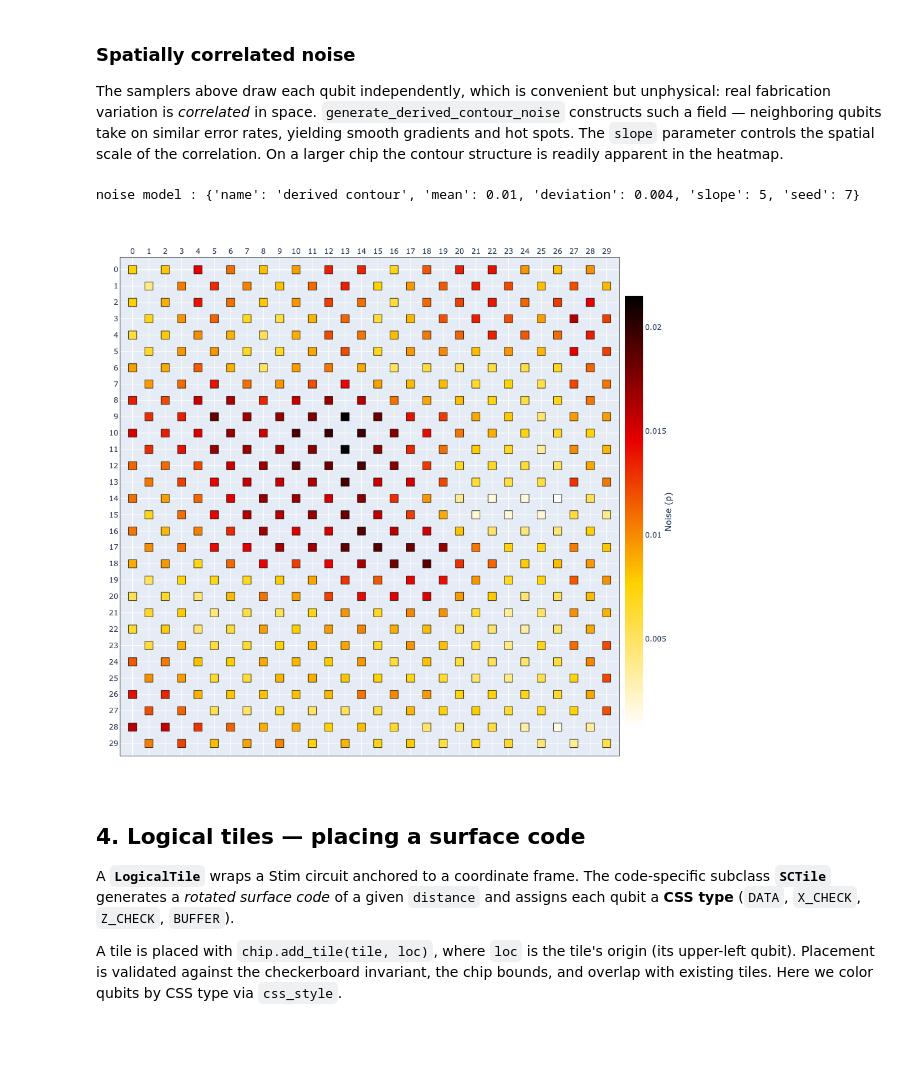
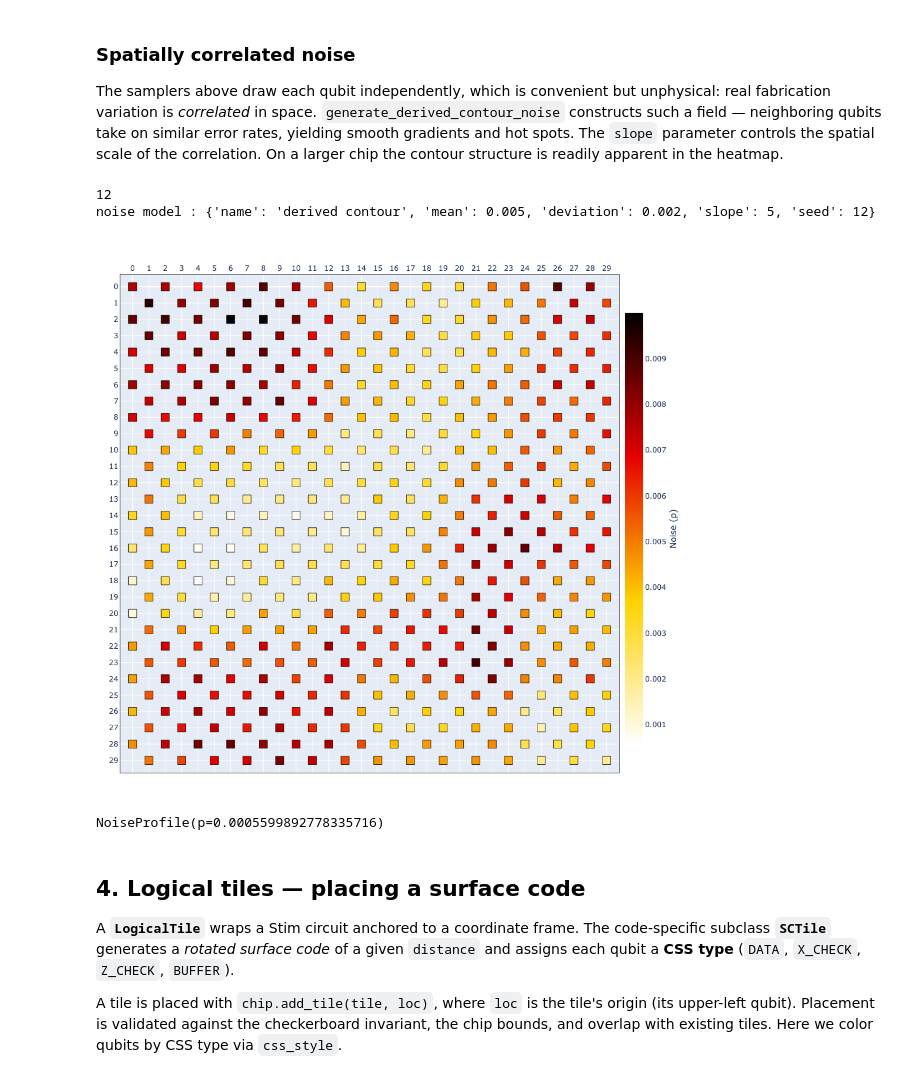
Before and after one commit to JacobSPalmer/qSNOW, a Jupyter notebook: demo/demo.ipynb, the cells around one changed output. Cells and saved outputs as stored; diff of their text form; code cells hidden in the pictures; blank space fills up the shorter version.

Commit message:
update demo contour example and add uniform noise model to profiler

```diff
--- a/demo/demo.ipynb
+++ b/demo/demo.ipynb
@@ -180,12 +180,15 @@ gradients and hot spots. The `slope` parameter controls the spatial scale of the
 correlation. On a larger chip the contour structure is readily apparent in the heatmap.
 # %%
 chip_contour = Chip(15, 15)
-chip_contour.generate_derived_contour_noise(mean=0.010, deviation=0.004, seed=7, slope=5)
+chip_contour.generate_derived_contour_noise(mean=0.005, deviation=0.002, seed=12, slope=5)
 print("noise model :", chip_contour.summary()["noise_model"])
 chip_contour.show(style=noise_heatmap_style(chip_contour))
+print(min(chip_contour.noise_map.values()))
 # %% [output]
-noise model : {'name': 'derived contour', 'mean': 0.01, 'deviation': 0.004, 'slope': 5, 'seed': 7}
+12
+noise model : {'name': 'derived contour', 'mean': 0.005, 'deviation': 0.002, 'slope': 5, 'seed': 12}
-[figure, old version]
+[figure, new version]
+NoiseProfile(p=0.0005599892778335716)
 # %% [markdown]
 ## 4. Logical tiles — placing a surface code
 
```
Also changed, not shown: 1 other file.
